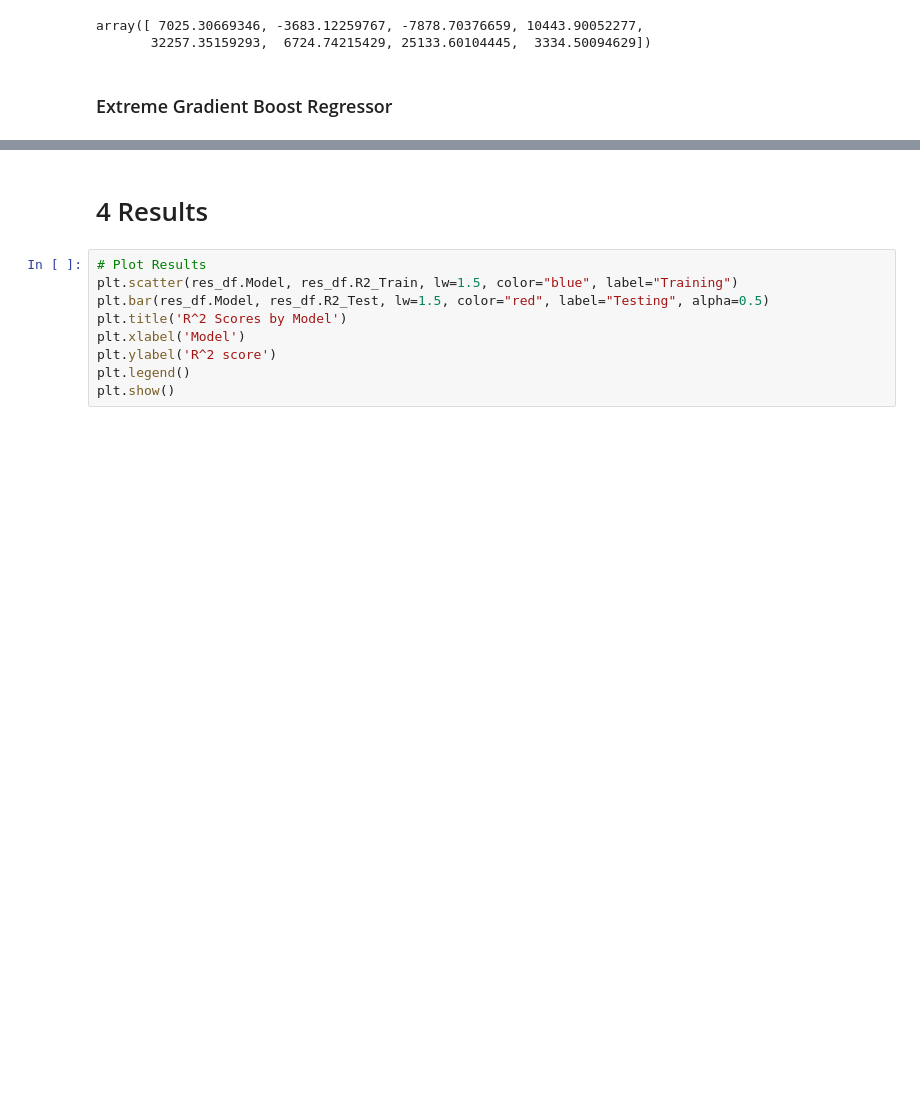
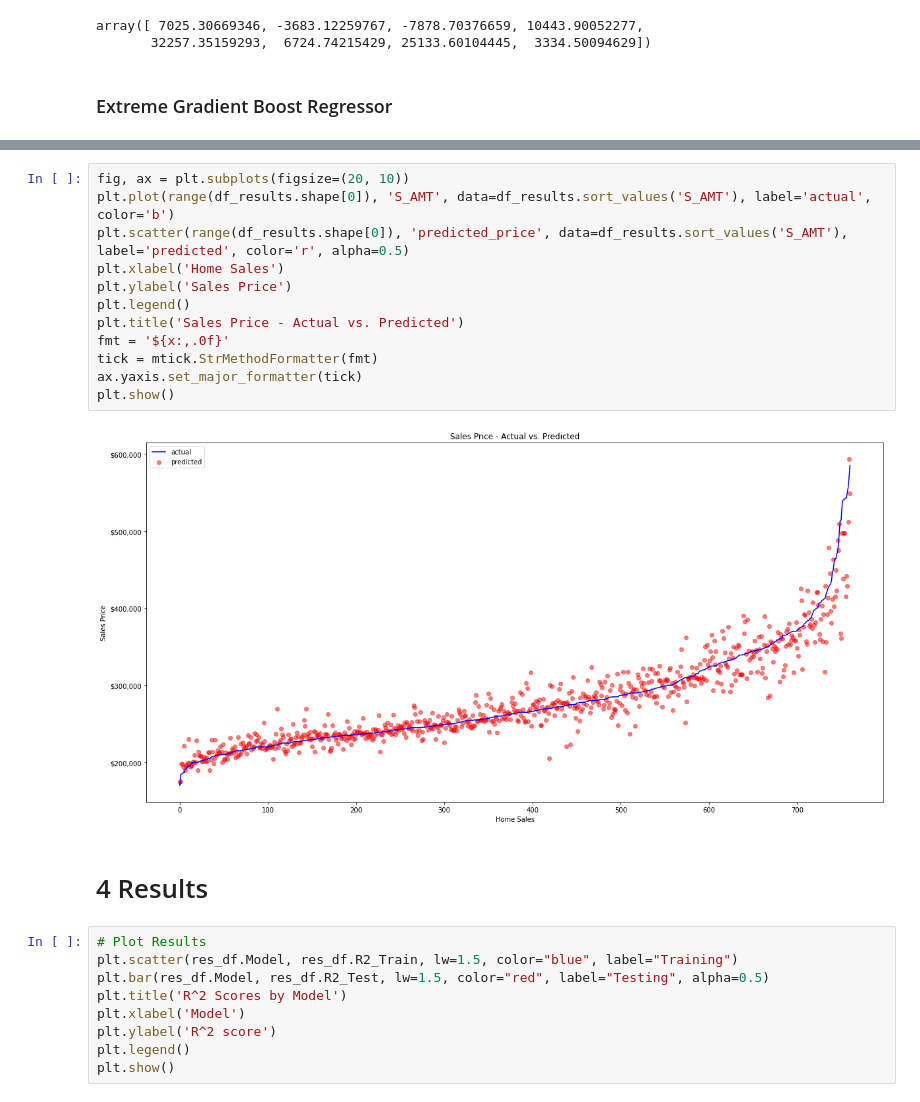
Before and after one commit to mkars01/real-estate-invest-recommender, a Jupyter notebook: notebooks/05_Modeling.ipynb, the cells around one changed output, grey strips where cells are left out. Drawn from its saved outputs; the diff is of its cells as text; blank space fills up the shorter version.

```diff
--- a/notebooks/05_Modeling.ipynb
+++ b/notebooks/05_Modeling.ipynb
@@ -485,3 +527,17 @@ df_results.pct_error.hist()
+# %%
+fig, ax = plt.subplots(figsize=(20, 10))
+plt.plot(range(df_results.shape[0]), 'S_AMT', data=df_results.sort_values('S_AMT'), label='actual', color='b')
+plt.scatter(range(df_results.shape[0]), 'predicted_price', data=df_results.sort_values('S_AMT'), label='predicted', color='r', alpha=0.5)
+plt.xlabel('Home Sales')
+plt.ylabel('Sales Price')
+plt.legend()
+plt.title('Sales Price - Actual vs. Predicted')
+fmt = '${x:,.0f}'
+tick = mtick.StrMethodFormatter(fmt)
+ax.yaxis.set_major_formatter(tick)
+plt.show()
+# %% [output]
+[figure, added]
 # %% [markdown]
 # 4 Results<a id='4'></a>
 # %%
```
Also changed, not shown: parts of 50 cells of this notebook, 1 other file.
